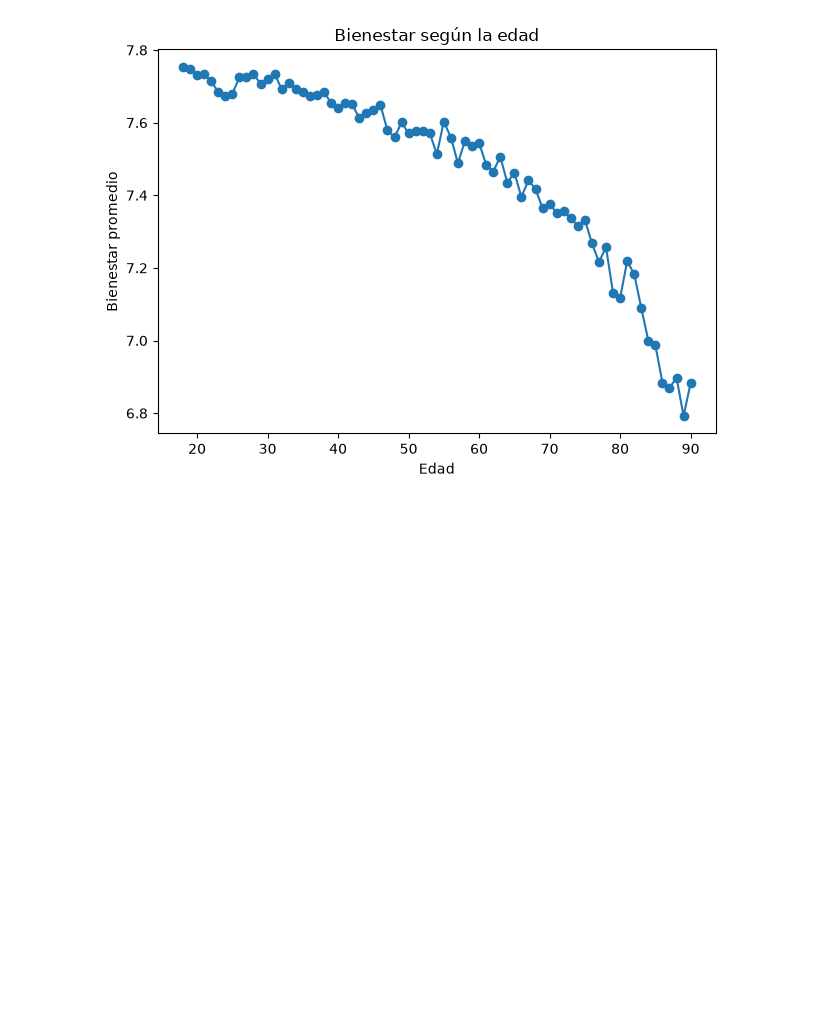
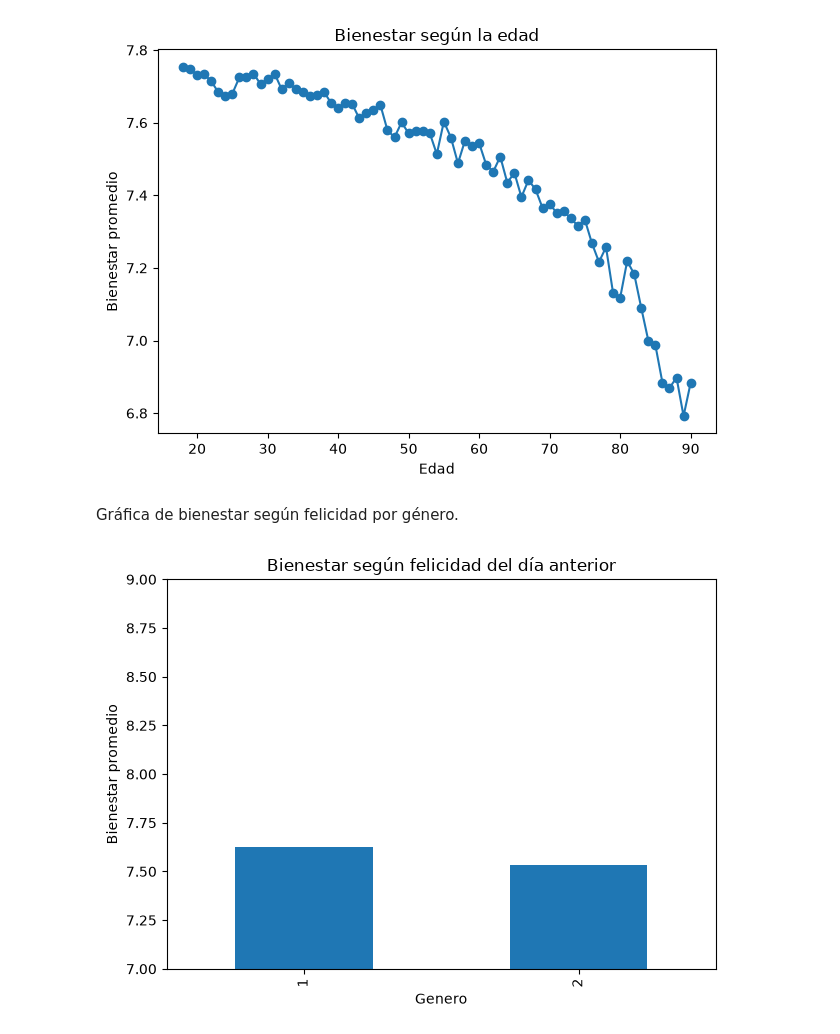
Before and after one commit to Sebast68h/PROYECTO-1-DATA, a Jupyter notebook: notebooks/Proyecto1.ipynb, the cells around one changed output. Saved outputs shown, nothing was run; the diff lists cells and outputs as text; code cells hidden in the pictures; blank space fills up the shorter version.

```diff
--- a/notebooks/Proyecto1.ipynb
+++ b/notebooks/Proyecto1.ipynb
@@ -420,3 +472,12 @@ plt.ylabel("Bienestar promedio")
 guardar_img("bienestar_vs_edad.png")
 # %% [output]
 [figure]
+# %% [markdown]
+Gráfica de bienestar según felicidad por género.
+# %%
+usable.groupby("P6020")["bienestar"].mean().plot(kind="bar", title="Bienestar según felicidad del día anterior", xlabel="Genero", ylim=(7, 9))
+plt.xlabel("Genero")
+plt.ylabel("Bienestar promedio")
+guardar_img("bienestar_vs_genero.png")
+# %% [output]
+[figure, added]
```
Also changed, not shown: parts of 26 cells of this notebook, 1 other file.
